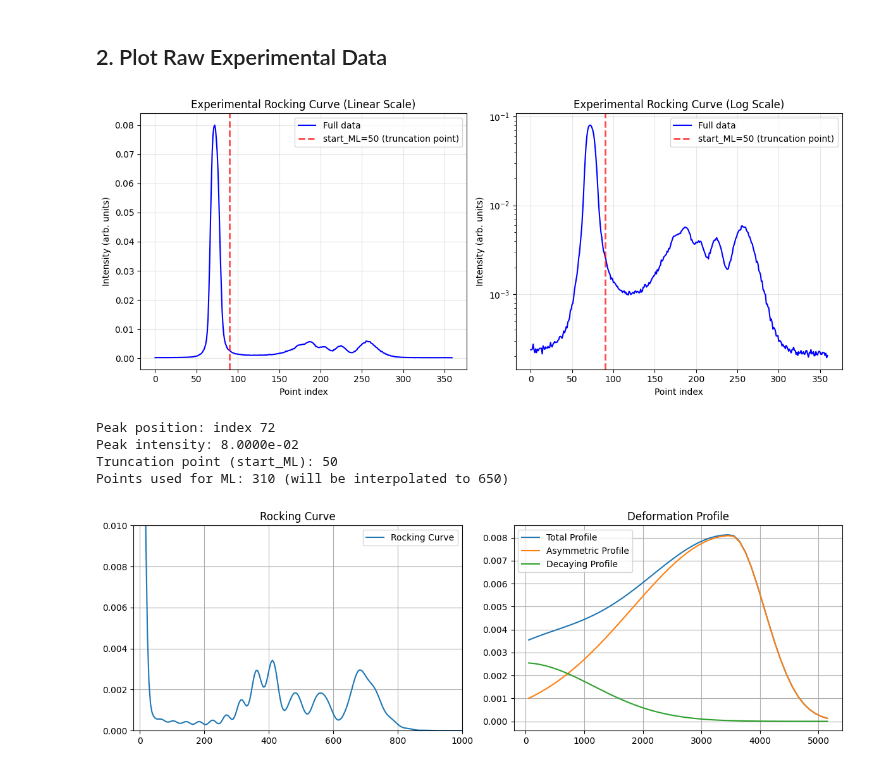
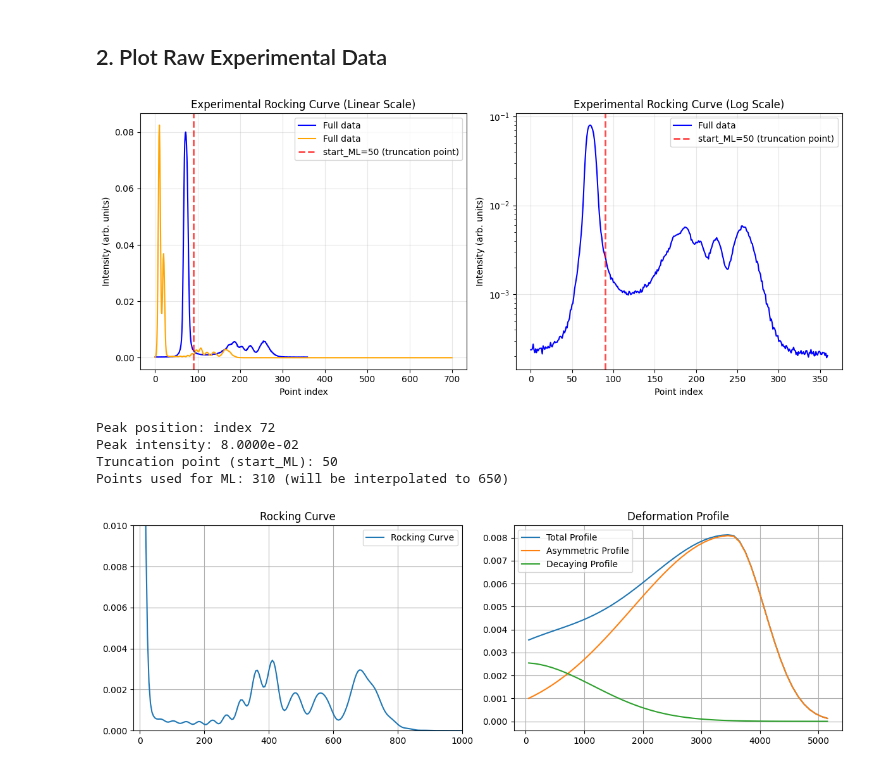
Before and after one commit to Vekeryk/master-xrd, a Jupyter notebook: j_analyze_experiment.ipynb, the cells around one changed output. Cells and saved outputs as stored; diff of their text form; code cells hidden in the pictures.

```diff
--- a/j_analyze_experiment.ipynb
+++ b/j_analyze_experiment.ipynb
@@ -82,39 +82,45 @@ print(f"Data range: {exp_data.min():.2e} to {exp_data.max():.2e}")
 Data range: 1.94e-04 to 8.00e-02
 # %% [markdown]
 ## 2. Plot Raw Experimental Data
+# %%
+r_curve, r_profile = xrd.compute_curve_and_profile(
+    array=[0.008094, 0.000943, 5200e-8, 3500e-8, 0.00255, 3000e-8, -50e-8],
+    dl=400e-8
+)
 # %%
 plt.figure(figsize=(12, 5))
 
 # Linear scale
 plt.subplot(1, 2, 1)
 plt.plot(exp_data, 'b-', linewidth=1.5, label='Full data')
+plt.plot(r_curve.Y_R_vseZ, 'b-', linewidth=1.5, label='Full data', color='orange')
 plt.axvline(x=90, color='r', linestyle='--', linewidth=2, alpha=0.7, label='start_ML=50 (truncation point)')
 plt.xlabel('Point index')
 plt.ylabel('Intensity (arb. units)')
 plt.title('Experimental Rocking Curve (Linear Scale)')
 plt.grid(True, alpha=0.3)
 plt.legend()
 
 # Log scale
 plt.subplot(1, 2, 2)
 plt.semilogy(exp_data, 'b-', linewidth=1.5, label='Full data')
 plt.axvline(x=90, color='r', linestyle='--', linewidth=2, alpha=0.7, label='start_ML=50 (truncation point)')
 plt.xlabel('Point index')
 plt.ylabel('Intensity (arb. units)')
 plt.title('Experimental Rocking Curve (Log Scale)')
 plt.grid(True, alpha=0.3)
 plt.legend()
 
 plt.tight_layout()
 plt.show()
 
 peak_idx = np.argmax(exp_data)
 print(f"Peak position: index {peak_idx}")
 print(f"Peak intensity: {exp_data.max():.4e}")
 print(f"Truncation point (start_ML): 50")
 print(f"Points used for ML: {len(exp_data) - 50} (will be interpolated to 650)")
 # %% [output]
-[figure, old version]
+[figure, new version]
 Peak position: index 72
 Peak intensity: 8.0000e-02
 Truncation point (start_ML): 50
```
Also changed, not shown: parts of 12 cells of this notebook, 21 other files.
